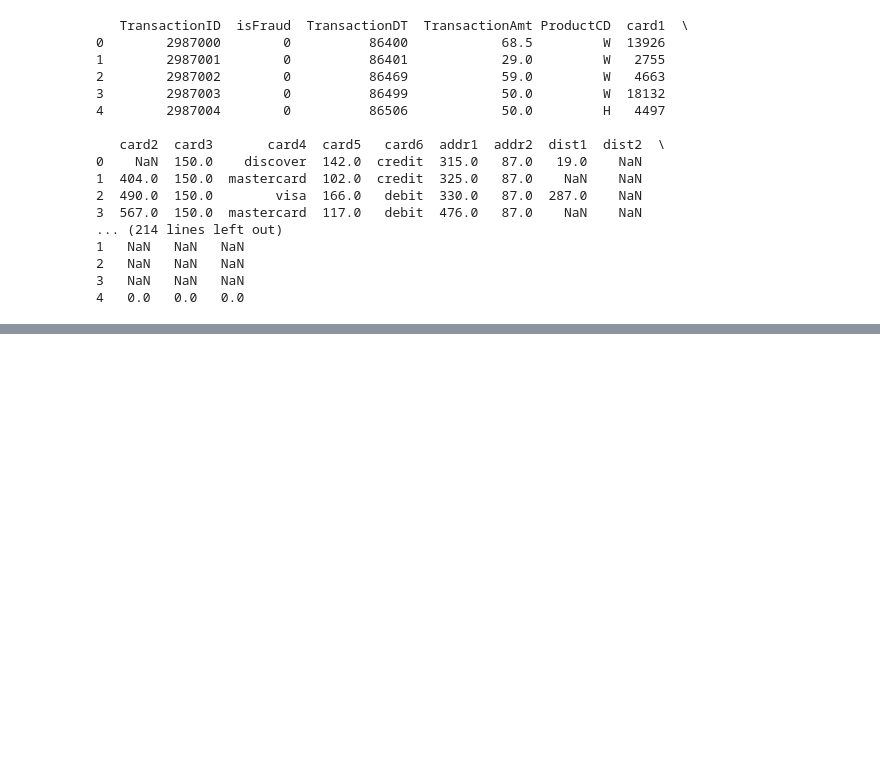
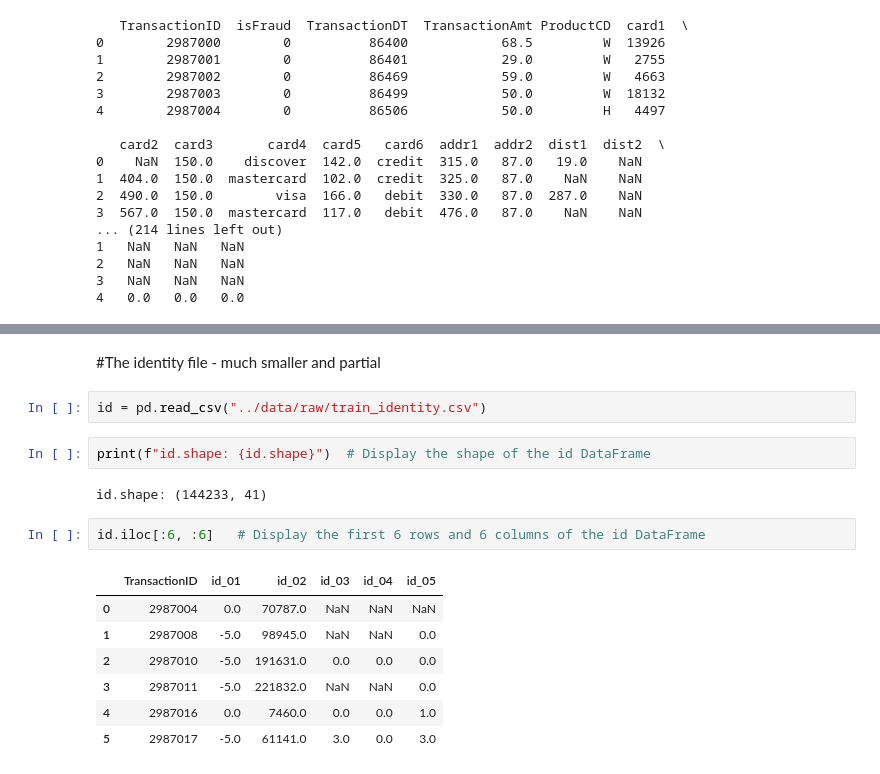
Before and after one commit to BlueViperX/fraud_detection, a Jupyter notebook: notebooks/0_dataunderstanding.ipynb, the cells around one changed output, grey strips where cells are left out. Cells and saved outputs as stored; diff of their text form; blank space fills up the shorter version.

```diff
--- a/notebooks/0_dataunderstanding.ipynb
+++ b/notebooks/0_dataunderstanding.ipynb
@@ -46,0 +111,18 @@ print(f"{txn.head(5)}")
+# %% [markdown]
+#The identity file - much smaller and partial
+# %%
+id = pd.read_csv("../data/raw/train_identity.csv")
+# %%
+print(f"id.shape: {id.shape}")  # Display the shape of the id DataFrame
+# %% [output]
+id.shape: (144233, 41)
+# %%
+id.iloc[:6, :6]   # Display the first 6 rows and 6 columns of the id DataFrame
+# %% [output]
+|  | TransactionID | id_01 | id_02 | id_03 | id_04 | id_05 |
+| 0 | 2987004 | 0.0 | 70787.0 | NaN | NaN | NaN |
+| 1 | 2987008 | -5.0 | 98945.0 | NaN | NaN | 0.0 |
+| 2 | 2987010 | -5.0 | 191631.0 | 0.0 | 0.0 | 0.0 |
+| 3 | 2987011 | -5.0 | 221832.0 | NaN | NaN | 0.0 |
+| 4 | 2987016 | 0.0 | 7460.0 | 0.0 | 0.0 | 1.0 |
+| 5 | 2987017 | -5.0 | 61141.0 | 3.0 | 0.0 | 3.0 |
```
Also changed, not shown: parts of 9 cells of this notebook, 6 other files.
